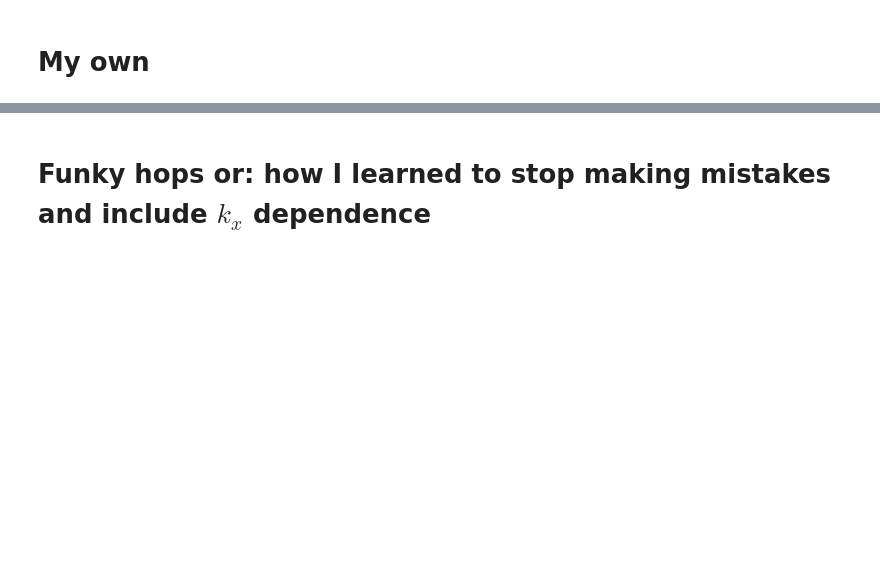
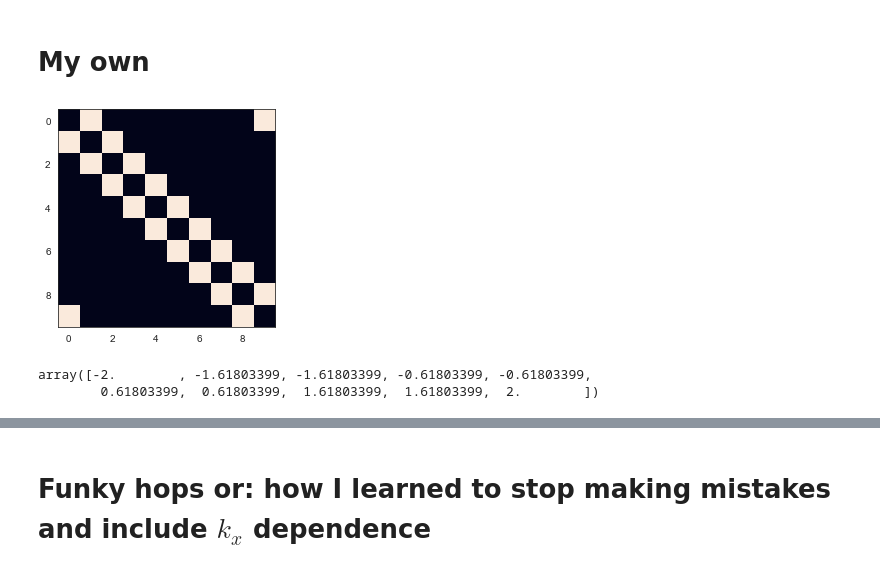
Before and after one commit to leogoutte/SOTI_Butterfly, a Jupyter notebook: Hofstadters_Butterfly.ipynb, the cells around one changed output, grey strips where cells are left out. Drawn from its saved outputs; the diff is of its cells as text; code cells hidden in the pictures; blank space fills up the shorter version.

```diff
--- a/Hofstadters_Butterfly.ipynb
+++ b/Hofstadters_Butterfly.ipynb
@@ -211,0 +216,18 @@ camfont = {'fontname':'Futura'}
+# %%
+def H12(p = 1, q = 2, nu = 0, mu = 0):
+    size = int(q)
+    # makes coses
+    coses = [2*np.cos(2*np.pi*(p/q)*m - nu) for m in range(q)]
+    # fill up H
+    C = np.diag(coses)
+    G = np.diag(np.ones(size-1), -1) + np.diag(np.ones(size-1), 1)
+    G = G.astype('float64')
+    G[0,size-1] = 1
+    G[size-1, 0] = 1
+    H = G + C
+    plt.imshow(H)
+    return H
+
+H12 = H12(p = 5, q = 10, mu = 0, nu = np.pi/2)
+# %% [output]
+[figure, added]
@@ -212,3 +236,8 @@ camfont = {'fontname':'Futura'}
+# %%
+e12
+# %% [output]
+array([-2.        , -1.61803399, -1.61803399, -0.61803399, -0.61803399,
+        0.61803399,  0.61803399,  1.61803399,  1.61803399,  2.        ])
 # %%
 plt.figure(figsize = (10,10))
 plt.title("Papillon", fontsize = '20', **camfont)
```
Also changed, not shown: parts of 7 cells of this notebook, 3 other files.
